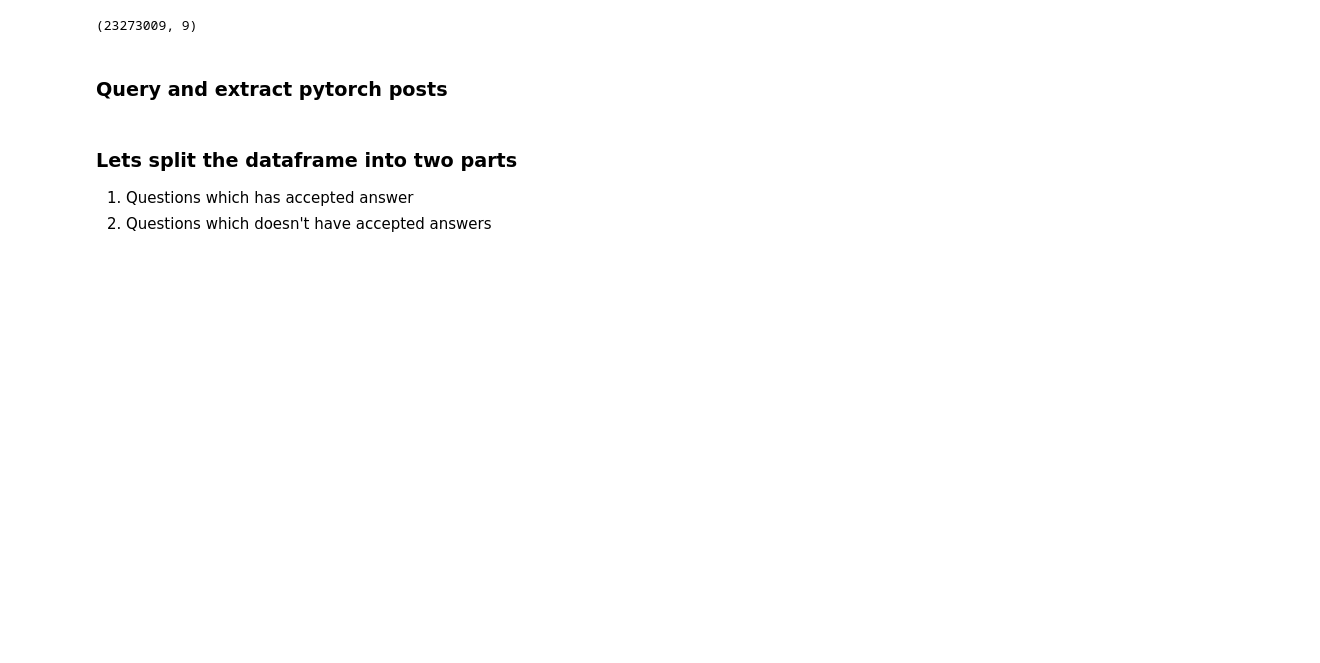
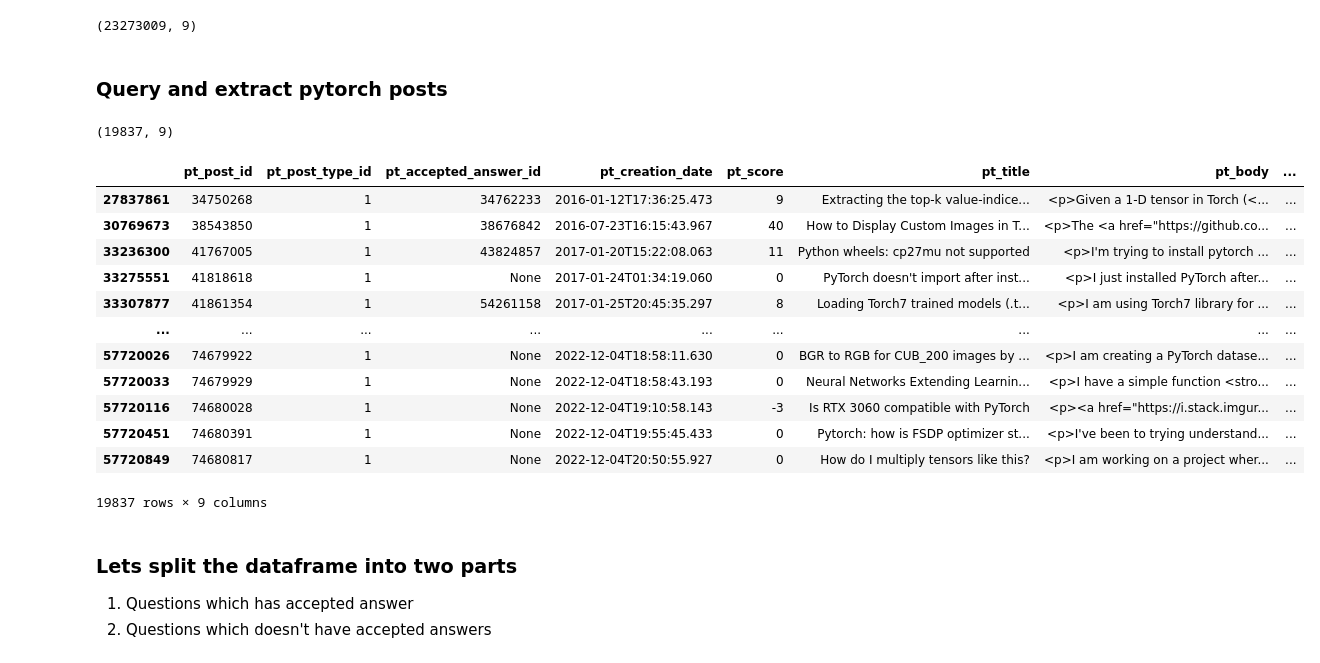
Before and after one commit to chauhang/pt-experiments, a Jupyter notebook: pytorch-qa/SO-Parser.ipynb, the cells around one changed output. Saved outputs shown, nothing was run; the diff lists cells and outputs as text; code cells hidden in the pictures; blank space fills up the shorter version.

```diff
--- a/pytorch-qa/SO-Parser.ipynb
+++ b/pytorch-qa/SO-Parser.ipynb
@@ -86,3 +90,7 @@ questions_df[questions_df.pt_post_type_id == "1"].shape
 questions_df["pt_tags"] = questions_df["pt_tags"].str.lower()
 # %%
 pt_questions_df = questions_df[(questions_df["pt_tags"].notna()) & (questions_df["pt_tags"].str.contains("pytorch"))]
+# %%
+pt_questions_df.shape
+# %% [output]
+(19837, 9)
@@ -89,3 +99,19 @@ pt_questions_df = questions_df[(questions_df["pt_tags"].notna()) & (questions_df
+# %%
+pt_questions_df
+# %% [output]
+|  | pt_post_id | pt_post_type_id | pt_accepted_answer_id | pt_creation_date | pt_score | pt_title | pt_body | ... |
+| 27837861 | 34750268 | 1 | 34762233 | 2016-01-12T17:36:25.473 | 9 | Extracting the top-k value-indice... | <p>Given a 1-D tensor in Torch (<... | ... |
+| 30769673 | 38543850 | 1 | 38676842 | 2016-07-23T16:15:43.967 | 40 | How to Display Custom Images in T... | <p>The <a href="https://github.co... | ... |
+| 33236300 | 41767005 | 1 | 43824857 | 2017-01-20T15:22:08.063 | 11 | Python wheels: cp27mu not supported | <p>I'm trying to install pytorch ... | ... |
+| 33275551 | 41818618 | 1 | None | 2017-01-24T01:34:19.060 | 0 | PyTorch doesn't import after inst... | <p>I just installed PyTorch after... | ... |
+| 33307877 | 41861354 | 1 | 54261158 | 2017-01-25T20:45:35.297 | 8 | Loading Torch7 trained models (.t... | <p>I am using Torch7 library for ... | ... |
+| ... | ... | ... | ... | ... | ... | ... | ... | ... |
+| 57720026 | 74679922 | 1 | None | 2022-12-04T18:58:11.630 | 0 | BGR to RGB for CUB_200 images by ... | <p>I am creating a PyTorch datase... | ... |
+| 57720033 | 74679929 | 1 | None | 2022-12-04T18:58:43.193 | 0 | Neural Networks Extending Learnin... | <p>I have a simple function <stro... | ... |
+| 57720116 | 74680028 | 1 | None | 2022-12-04T19:10:58.143 | -3 | Is RTX 3060 compatible with PyTorch | <p><a href="https://i.stack.imgur... | ... |
+| 57720451 | 74680391 | 1 | None | 2022-12-04T19:55:45.433 | 0 | Pytorch: how is FSDP optimizer st... | <p>I've been to trying understand... | ... |
+| 57720849 | 74680817 | 1 | None | 2022-12-04T20:50:55.927 | 0 | How do I multiply tensors like this? | <p>I am working on a project wher... | ... |
+19837 rows × 9 columns
 # %% [markdown]
 ### Lets split the dataframe into two parts
 
```
Also changed, not shown: parts of 44 cells of this notebook.
